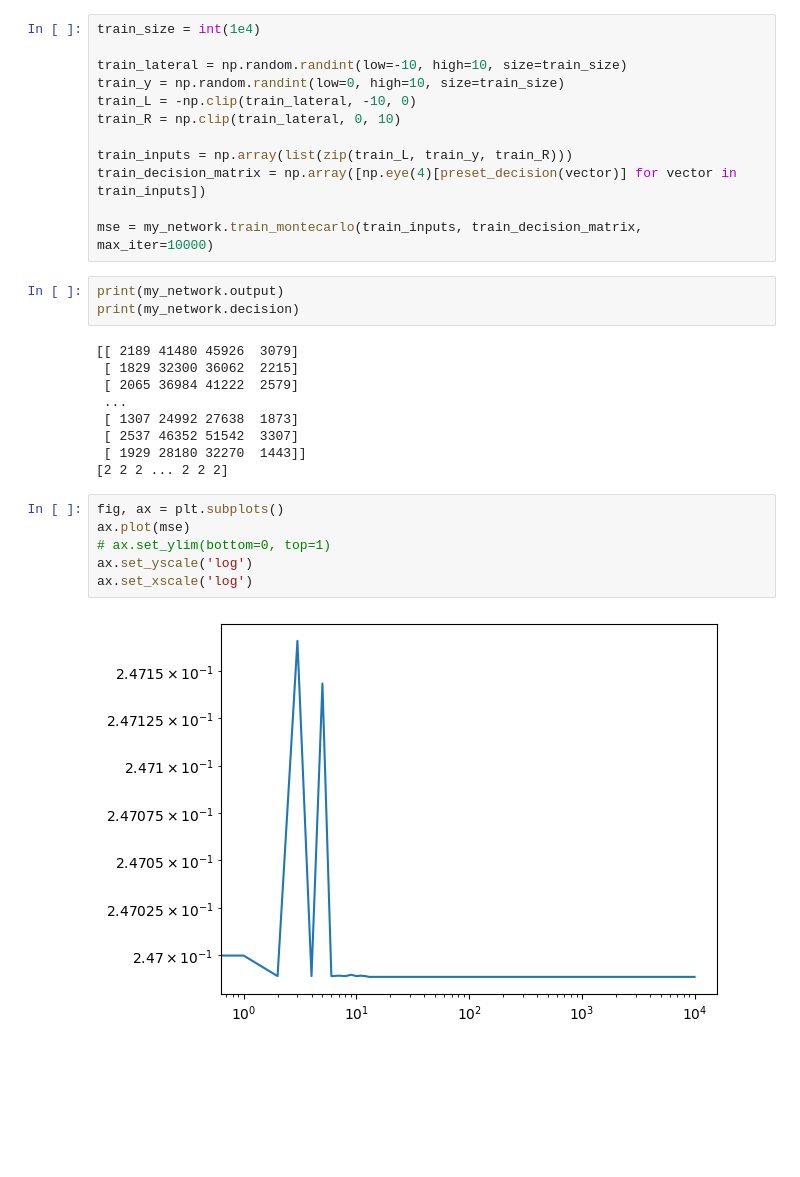
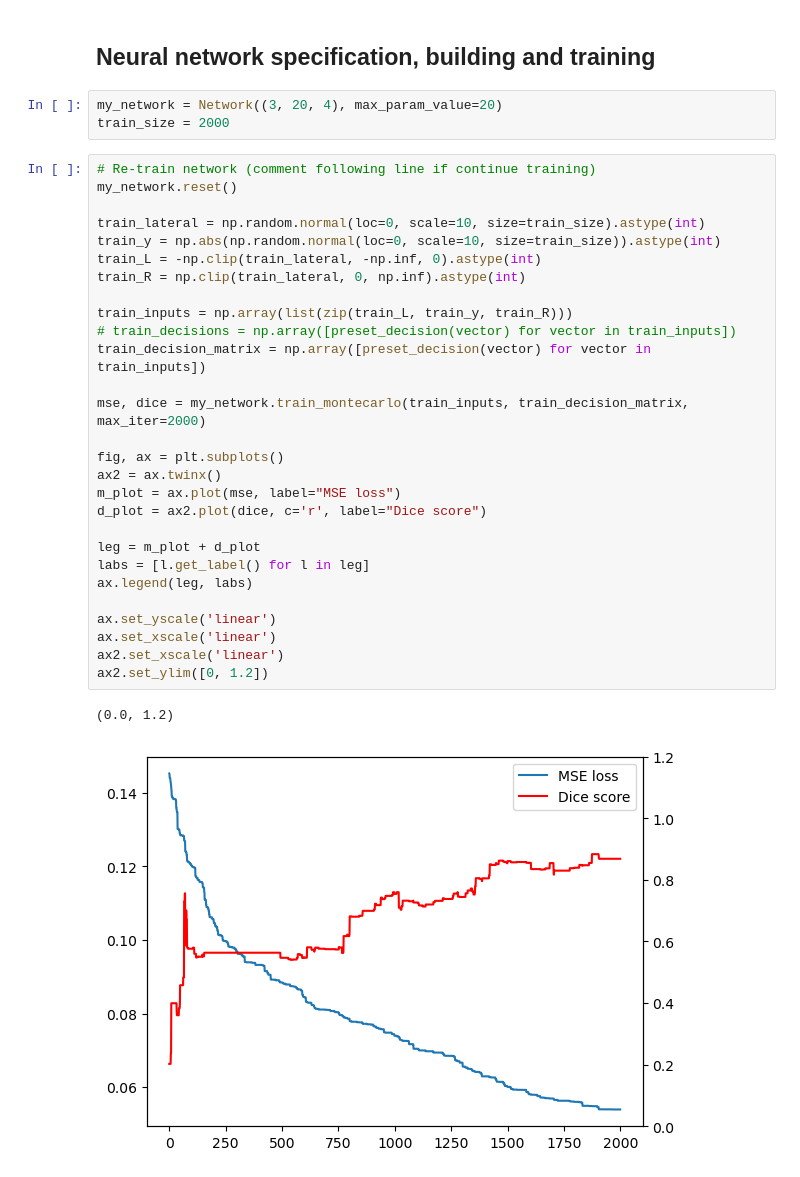
Before and after one commit to rosalindfranklininstitute/CreeperChallenge, a Jupyter notebook: NN_demo.ipynb, the cells around one changed output. Cells and saved outputs as stored; diff of their text form; blank space fills up the shorter version.

```diff
--- a/NN_demo.ipynb
+++ b/NN_demo.ipynb
@@ -85,35 +134,39 @@ decision_dict = dict([
     (2, np.array([1, 0])),
     (3, 'Explode'),
 ])
+# %% [markdown]
+## Neural network specification, building and training
+# %%
+my_network = Network((3, 20, 4), max_param_value=20)
+train_size = 2000
 # %%
-train_size = int(1e4)
+# Re-train network (comment following line if continue training)
+my_network.reset()
 
-train_lateral = np.random.randint(low=-10, high=10, size=train_size)
-train_y = np.random.randint(low=0, high=10, size=train_size)
-train_L = -np.clip(train_lateral, -10, 0)
-train_R = np.clip(train_lateral, 0, 10)
+train_lateral = np.random.normal(loc=0, scale=10, size=train_size).astype(int)
+train_y = np.abs(np.random.normal(loc=0, scale=10, size=train_size)).astype(int)
+train_L = -np.clip(train_lateral, -np.inf, 0).astype(int)
+train_R = np.clip(train_lateral, 0, np.inf).astype(int)
 
 train_inputs = np.array(list(zip(train_L, train_y, train_R)))
-train_decision_matrix = np.array([np.eye(4)[preset_decision(vector)] for vector in train_inputs])
+# train_decisions = np.array([preset_decision(vector) for vector in train_inputs])
+train_decision_matrix = np.array([preset_decision(vector) for vector in train_inputs])
 
-mse = my_network.train_montecarlo(train_inputs, train_decision_matrix, max_iter=10000)
+mse, dice = my_network.train_montecarlo(train_inputs, train_decision_matrix, max_iter=2000)
+
+fig, ax = plt.subplots()
+ax2 = ax.twinx()
+m_plot = ax.plot(mse, label="MSE loss")
+d_plot = ax2.plot(dice, c='r', label="Dice score")
+
+leg = m_plot + d_plot
+labs = [l.get_label() for l in leg]
+ax.legend(leg, labs)
+
+ax.set_yscale('linear')
+ax.set_xscale('linear')
+ax2.set_xscale('linear')
+ax2.set_ylim([0, 1.2])
+# %% [output]
+(0.0, 1.2)
+[figure, added]
-# %%
-print(my_network.output)
-print(my_network.decision)
-# %% [output]
-[[ 2189 41480 45926  3079]
- [ 1829 32300 36062  2215]
- [ 2065 36984 41222  2579]
- ...
- [ 1307 24992 27638  1873]
- [ 2537 46352 51542  3307]
- [ 1929 28180 32270  1443]]
-[2 2 2 ... 2 2 2]
-# %%
-fig, ax = plt.subplots()
-ax.plot(mse)
-# ax.set_ylim(bottom=0, top=1)
-ax.set_yscale('log')
-ax.set_xscale('log')
-# %% [output]
-[figure, removed]
```
Also changed, not shown: parts of 8 cells of this notebook.
